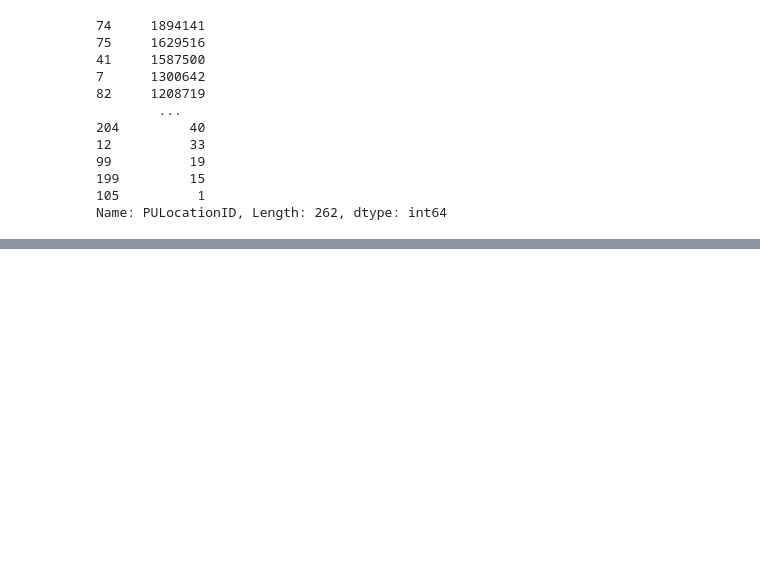
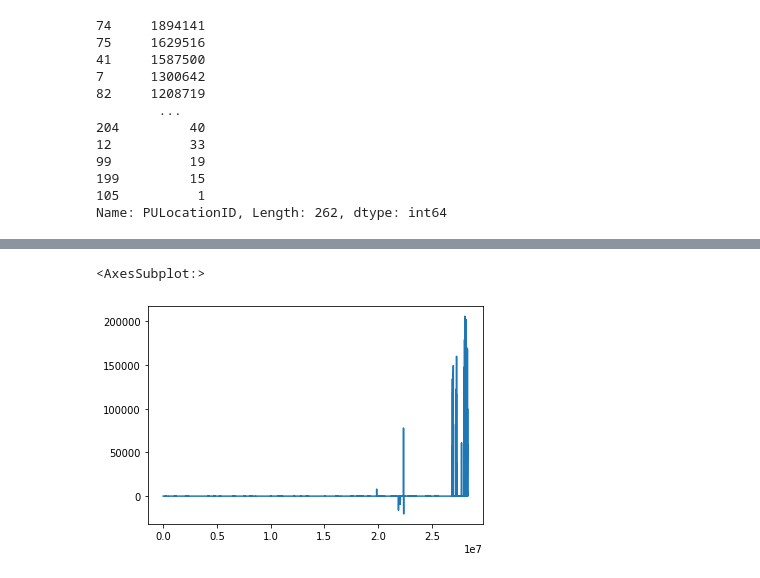
Before and after one commit to rayeess/NYC-Taxi-Trips, a Jupyter notebook: Data Cleaning.ipynb, the cells around one changed output, grey strips where cells are left out. Drawn from its saved outputs; the diff is of its cells as text; code cells hidden in the pictures; blank space fills up the shorter version.

```diff
--- a/Data Cleaning.ipynb
+++ b/Data Cleaning.ipynb
@@ -431,0 +679,5 @@ Name: PULocationID, Length: 262, dtype: int64
+# %%
+taxi_trips['trip_distance'].plot()
+# %% [output]
+<AxesSubplot:>
+[figure, added]
```
Also changed, not shown: parts of 38 cells of this notebook.
